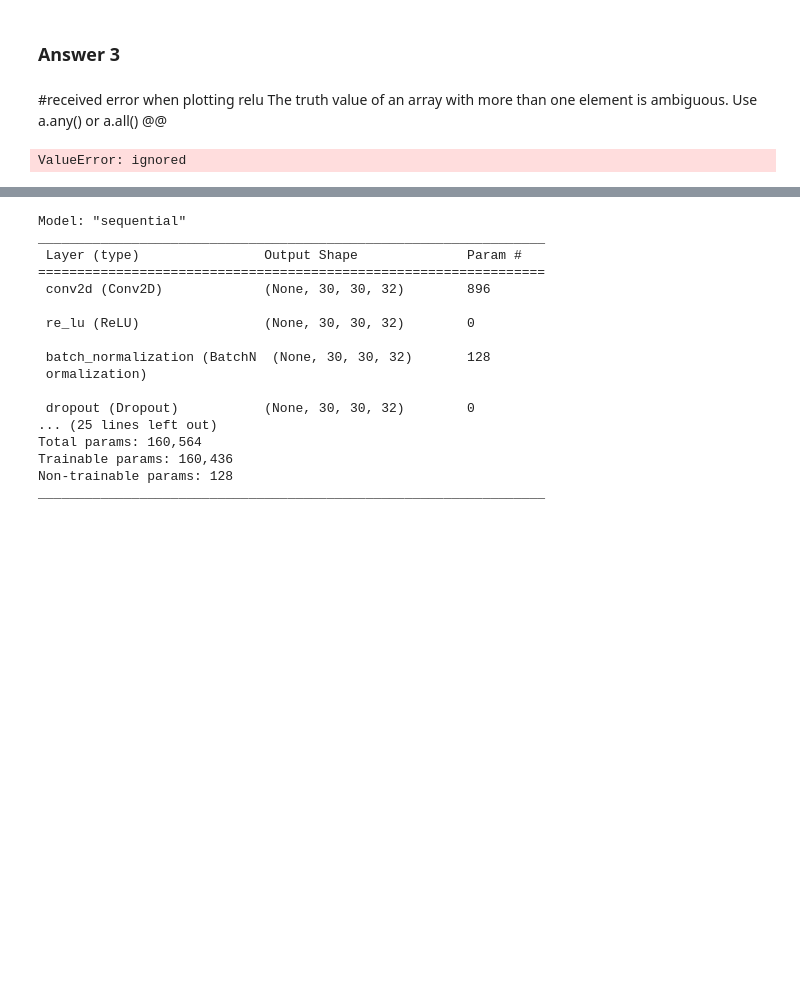
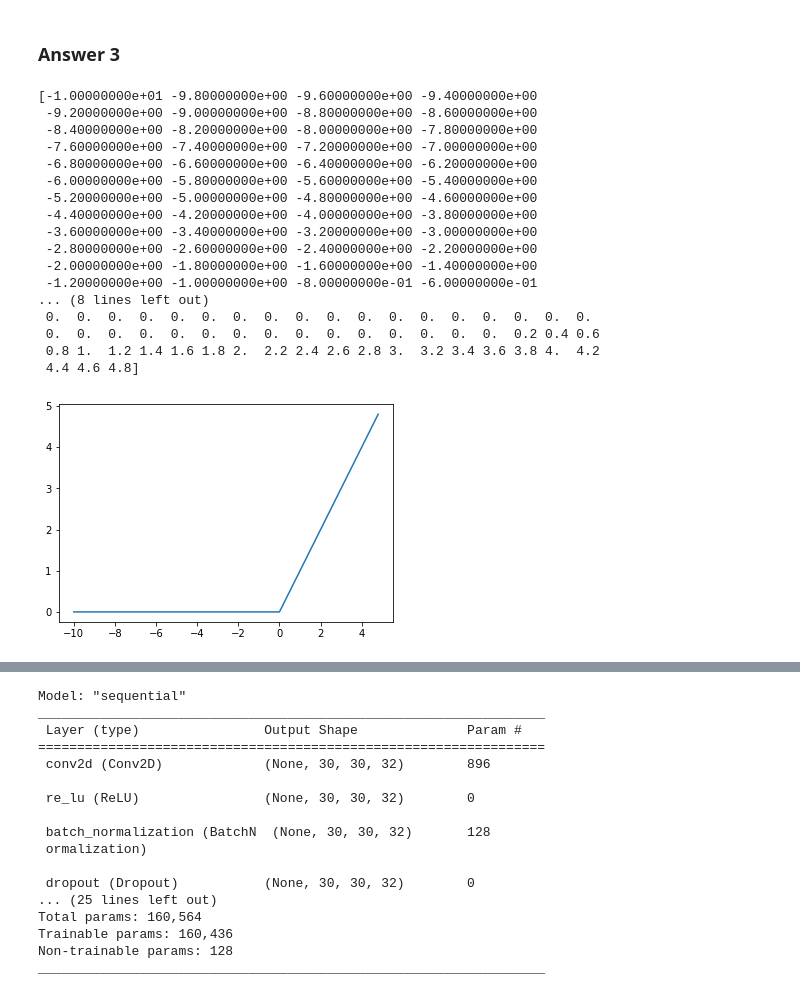
Before and after one commit to TheClassicTechno/FutureMakers2022, a Jupyter notebook: day10/Julia_Huang_of_Day_10_Introduction_to_Activation_Function_SV.ipynb, the cells around one changed output, grey strips where cells are left out. Saved outputs shown, nothing was run; the diff lists cells and outputs as text; code cells hidden in the pictures; blank space fills up the shorter version.

```diff
--- a/day10/Julia_Huang_of_Day_10_Introduction_to_Activation_Function_SV.ipynb
+++ b/day10/Julia_Huang_of_Day_10_Introduction_to_Activation_Function_SV.ipynb
@@ -95,15 +153,46 @@ x &x > 0\\
 We have just mathematically defined ReLU, now you have to code it.
 # %% [markdown]
 ### Answer 3
-# %% [markdown]
-#received error when plotting relu The truth value of an array with more than one element is ambiguous. Use a.any() or a.all() @@
-# %%
-'''
-def relu(x):
-    if x>=0: y=x
-    else: y=0
-
-    return y
-'''
-# %% [output]
-ValueError: ignored
+# %%
+import numpy as np
+#x and y are a 1d array or vector cant just do if x>0
+def relu(x):
+  y=np.copy(x) #making copy of x. if change y value, it would inherently change x. we dont want to change original x so we are making a copy
+  for i in range(len(x)):
+    if x[i]<0:
+
+
+      y[i]=0
+
+
+  return y
+
+x = np.arange(-10, 5, 0.2)
+y = relu(x)
+
+
+
+print(x)
+print(y)
+
+plt.plot(x, y)
+plt.show()
+# %% [output]
+[-1.00000000e+01 -9.80000000e+00 -9.60000000e+00 -9.40000000e+00
+ -9.20000000e+00 -9.00000000e+00 -8.80000000e+00 -8.60000000e+00
+ -8.40000000e+00 -8.20000000e+00 -8.00000000e+00 -7.80000000e+00
+ -7.60000000e+00 -7.40000000e+00 -7.20000000e+00 -7.00000000e+00
+ -6.80000000e+00 -6.60000000e+00 -6.40000000e+00 -6.20000000e+00
+ -6.00000000e+00 -5.80000000e+00 -5.60000000e+00 -5.40000000e+00
+ -5.20000000e+00 -5.00000000e+00 -4.80000000e+00 -4.60000000e+00
+ -4.40000000e+00 -4.20000000e+00 -4.00000000e+00 -3.80000000e+00
+ -3.60000000e+00 -3.40000000e+00 -3.20000000e+00 -3.00000000e+00
+ -2.80000000e+00 -2.60000000e+00 -2.40000000e+00 -2.20000000e+00
+ -2.00000000e+00 -1.80000000e+00 -1.60000000e+00 -1.40000000e+00
+ -1.20000000e+00 -1.00000000e+00 -8.00000000e-01 -6.00000000e-01
+... (8 lines left out)
+ 0.  0.  0.  0.  0.  0.  0.  0.  0.  0.  0.  0.  0.  0.  0.  0.  0.  0.
+ 0.  0.  0.  0.  0.  0.  0.  0.  0.  0.  0.  0.  0.  0.  0.  0.2 0.4 0.6
+ 0.8 1.  1.2 1.4 1.6 1.8 2.  2.2 2.4 2.6 2.8 3.  3.2 3.4 3.6 3.8 4.  4.2
+ 4.4 4.6 4.8]
+[figure, added]
```
Also changed, not shown: parts of 16 cells of this notebook.
